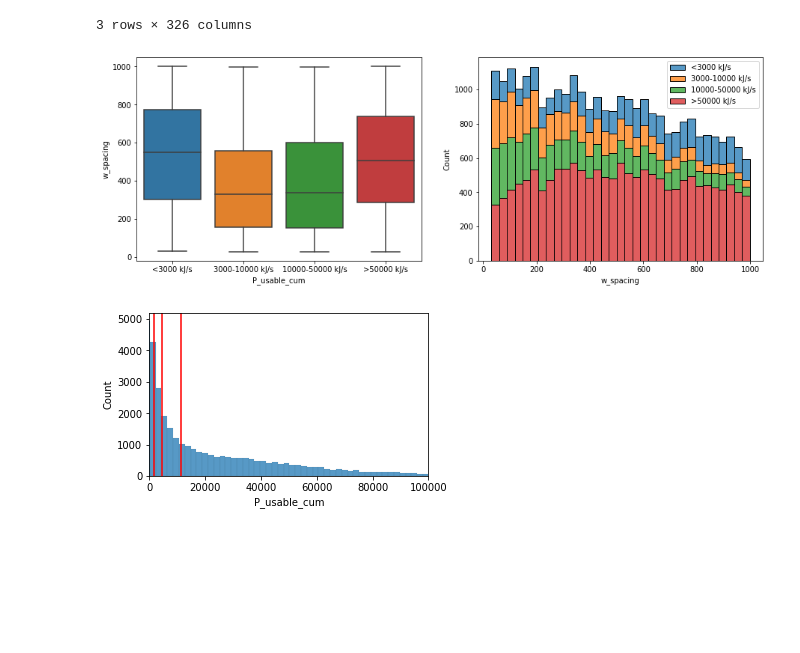
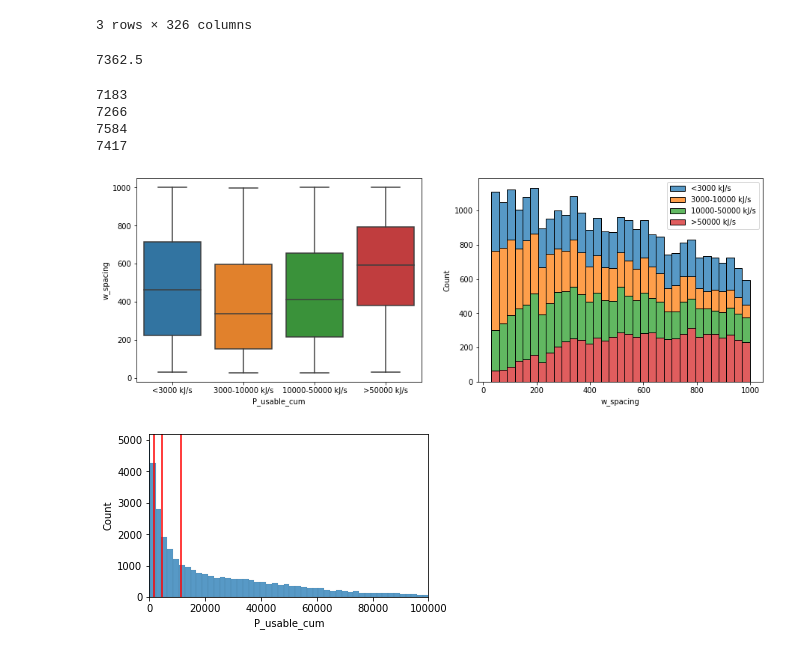
Before and after one commit to borisenko-ru/spe_pivot_2022_datathon, a Jupyter notebook: spe_pivot_datathon.ipynb, the cells around one changed output. Saved outputs shown, nothing was run; the diff lists cells and outputs as text; code cells hidden in the pictures; blank space fills up the shorter version.

```diff
--- a/spe_pivot_datathon.ipynb
+++ b/spe_pivot_datathon.ipynb
@@ -1024,23 +1046,42 @@ for index, row in inputs_results_short1yr_P_usable.iterrows():
   P_usable_cum_dict = P_usable_cum_dict.append({'pin': row['pin'], 'P_usable_cum': P_usable_cum}, ignore_index=True)
 
 inputs_results_short1yr_P_usable = pd.merge(inputs_results_short1yr_P_usable, P_usable_cum_dict, on='pin')
+# %%
+29450/4
+# %% [output]
+7362.5
+# %%
+P_usable_cat1 = inputs_results_short1yr_P_usable[inputs_results_short1yr_P_usable['P_usable_cum'].between(1, 3000)]
+P_usable_cat2 = inputs_results_short1yr_P_usable[inputs_results_short1yr_P_usable['P_usable_cum'].between(3000, 12500)]
+P_usable_cat3 = inputs_results_short1yr_P_usable[inputs_results_short1yr_P_usable['P_usable_cum'].between(12500, 35500)]
+P_usable_cat4 = inputs_results_short1yr_P_usable[inputs_results_short1yr_P_usable['P_usable_cum'].between(35500, 100000)]
+
+print(P_usable_cat1.shape[0])
+print(P_usable_cat2.shape[0])
+print(P_usable_cat3.shape[0])
+print(P_usable_cat4.shape[0])
+# %% [output]
+7183
+7266
+7584
+7417
 # %%
-P_usable_cat1 = inputs_results_short1yr_P_usable[inputs_results_short1yr_P_usable['P_usable_cum'].between(1, 1540)]
-P_usable_cat2 = inputs_results_short1yr_P_usable[inputs_results_short1yr_P_usable['P_usable_cum'].between(1540, 4390)]
-P_usable_cat3 = inputs_results_short1yr_P_usable[inputs_results_short1yr_P_usable['P_usable_cum'].between(4390, 11500)]
-P_usable_cat4 = inputs_results_short1yr_P_usable[inputs_results_short1yr_P_usable['P_usable_cum'].between(11500, 100000)]
+P_usable_cat1 = inputs_results_short1yr_P_usable[inputs_results_short1yr_P_usable['P_usable_cum'].between(1, 3000)]
+P_usable_cat2 = inputs_results_short1yr_P_usable[inputs_results_short1yr_P_usable['P_usable_cum'].between(3000, 12500)]
+P_usable_cat3 = inputs_results_short1yr_P_usable[inputs_results_short1yr_P_usable['P_usable_cum'].between(12500, 35500)]
+P_usable_cat4 = inputs_results_short1yr_P_usable[inputs_results_short1yr_P_usable['P_usable_cum'].between(35500, 100000)]
 
 f, ax = plt.subplots(1, 2, figsize=(15,5))
 sns.boxplot(data=pd.DataFrame({'<3000 kJ/s': P_usable_cat1['w_spacing'], '3000-10000 kJ/s': P_usable_cat2['w_spacing'],\
                                '10000-50000 kJ/s': P_usable_cat3['w_spacing'], '>50000 kJ/s': P_usable_cat4['w_spacing']}), ax=ax[0])
 sns.histplot(data=pd.DataFrame({'<3000 kJ/s': P_usable_cat1['w_spacing'], '3000-10000 kJ/s': P_usable_cat2['w_spacing'],\
                                '10000-50000 kJ/s': P_usable_cat3['w_spacing'], '>50000 kJ/s': P_usable_cat4['w_spacing']}), multiple='stack', ax=ax[1])
 ax[0].set(xlabel='P_usable_cum', ylabel='w_spacing')
 ax[1].set(xlabel='w_spacing')
 
 plt.show()
 # %% [output]
-[figure, old version]
+[figure, new version]
 # %%
 f, ax = plt.subplots(figsize=(5,3))
 
```
Also changed, not shown: parts of 11 cells of this notebook.
